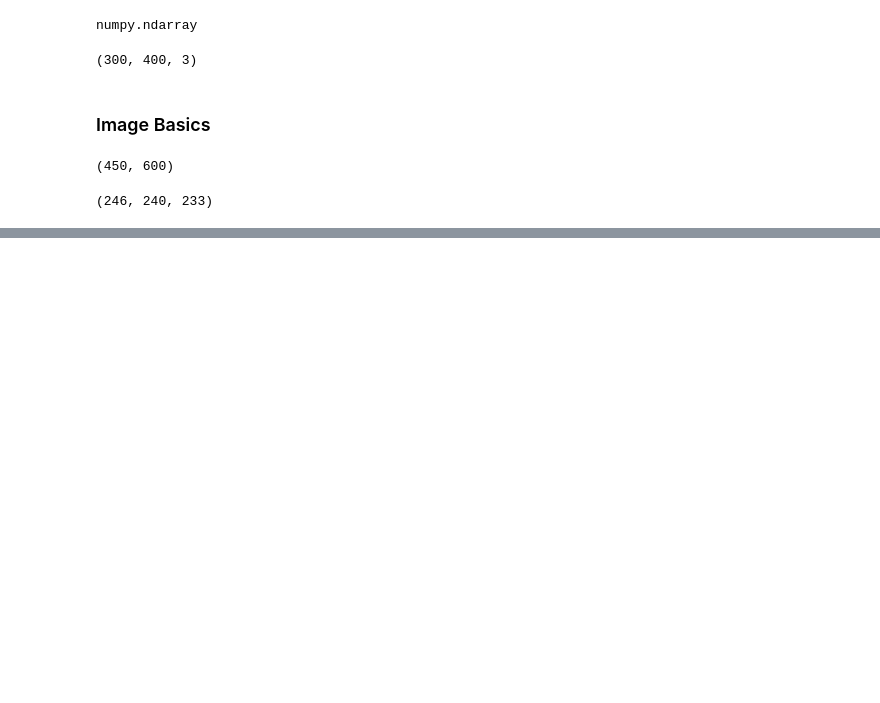
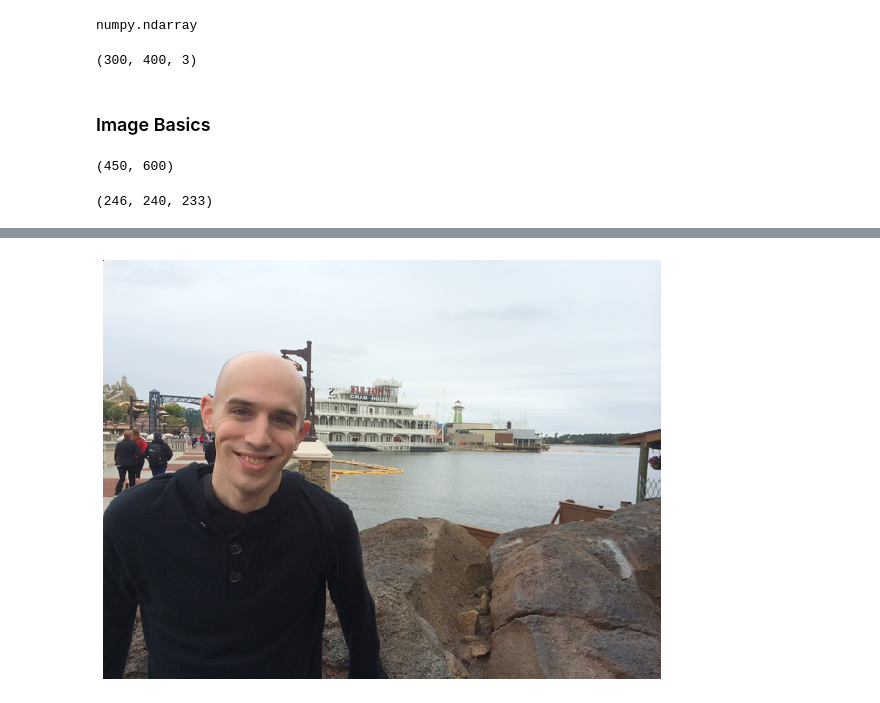
Before and after one commit to KarthikKothareddy/pisgurus, a Jupyter notebook: load_display_save/load_save.ipynb, the cells around one changed output, grey strips where cells are left out. Saved outputs shown, nothing was run; the diff lists cells and outputs as text; code cells hidden in the pictures; blank space fills up the shorter version.

```diff
--- a/load_display_save/load_save.ipynb
+++ b/load_display_save/load_save.ipynb
@@ -47,0 +49,6 @@ display(image, True)
+# %%
+# changing pixel at (0, 0)
+image[0, 0] = (0, 0, 255)
+display(image, True)
+# %% [output]
+[figure, added]
```
Also changed, not shown: parts of 2 cells of this notebook.
